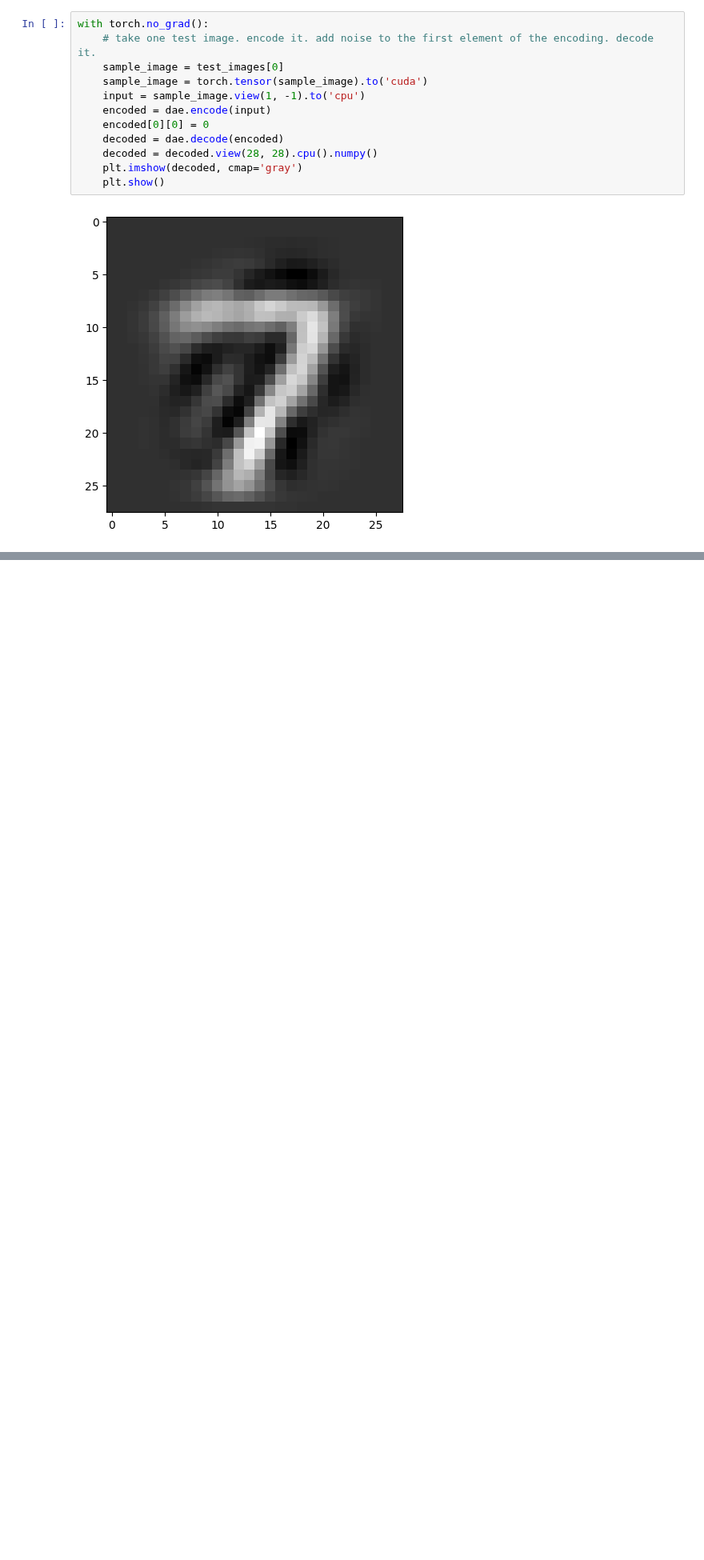
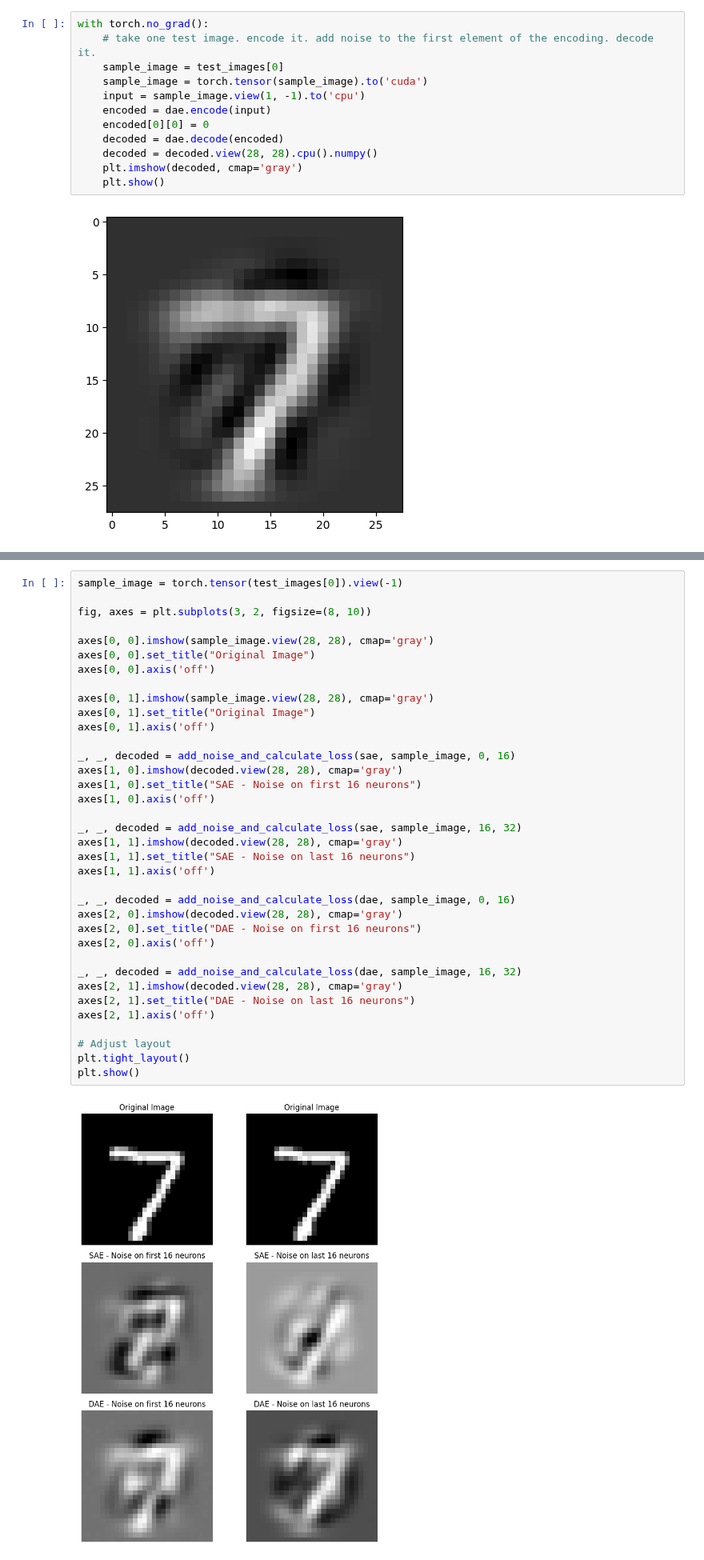
Before and after one commit to DiJam20/developing-autoencoders, a Jupyter notebook: 14_Noise_on_Neuron.ipynb, the cells around one changed output, grey strips where cells are left out. Shown at 80% size. Saved outputs shown, nothing was run; the diff lists cells and outputs as text; blank space fills up the shorter version.

Commit message:
MSE Loss when adding noise on earlier or later half of neurons. Including UMAP on encodings.

```diff
--- a/14_Noise_on_Neuron.ipynb
+++ b/14_Noise_on_Neuron.ipynb
@@ -83,0 +122,38 @@ with torch.no_grad():
+# %%
+sample_image = torch.tensor(test_images[0]).view(-1)
+
+fig, axes = plt.subplots(3, 2, figsize=(8, 10))
+
+axes[0, 0].imshow(sample_image.view(28, 28), cmap='gray')
+axes[0, 0].set_title("Original Image")
+axes[0, 0].axis('off')
+
+axes[0, 1].imshow(sample_image.view(28, 28), cmap='gray')
+axes[0, 1].set_title("Original Image")
+axes[0, 1].axis('off')
+
+_, _, decoded = add_noise_and_calculate_loss(sae, sample_image, 0, 16)
+axes[1, 0].imshow(decoded.view(28, 28), cmap='gray')
+axes[1, 0].set_title("SAE - Noise on first 16 neurons")
+axes[1, 0].axis('off')
+
+_, _, decoded = add_noise_and_calculate_loss(sae, sample_image, 16, 32)
+axes[1, 1].imshow(decoded.view(28, 28), cmap='gray')
+axes[1, 1].set_title("SAE - Noise on last 16 neurons")
+axes[1, 1].axis('off')
+
+_, _, decoded = add_noise_and_calculate_loss(dae, sample_image, 0, 16)
+axes[2, 0].imshow(decoded.view(28, 28), cmap='gray')
+axes[2, 0].set_title("DAE - Noise on first 16 neurons")
+axes[2, 0].axis('off')
+
+_, _, decoded = add_noise_and_calculate_loss(dae, sample_image, 16, 32)
+axes[2, 1].imshow(decoded.view(28, 28), cmap='gray')
+axes[2, 1].set_title("DAE - Noise on last 16 neurons")
+axes[2, 1].axis('off')
+
+# Adjust layout
+plt.tight_layout()
+plt.show()
+# %% [output]
+[figure, added]
```
Also changed, not shown: parts of 6 cells of this notebook.
